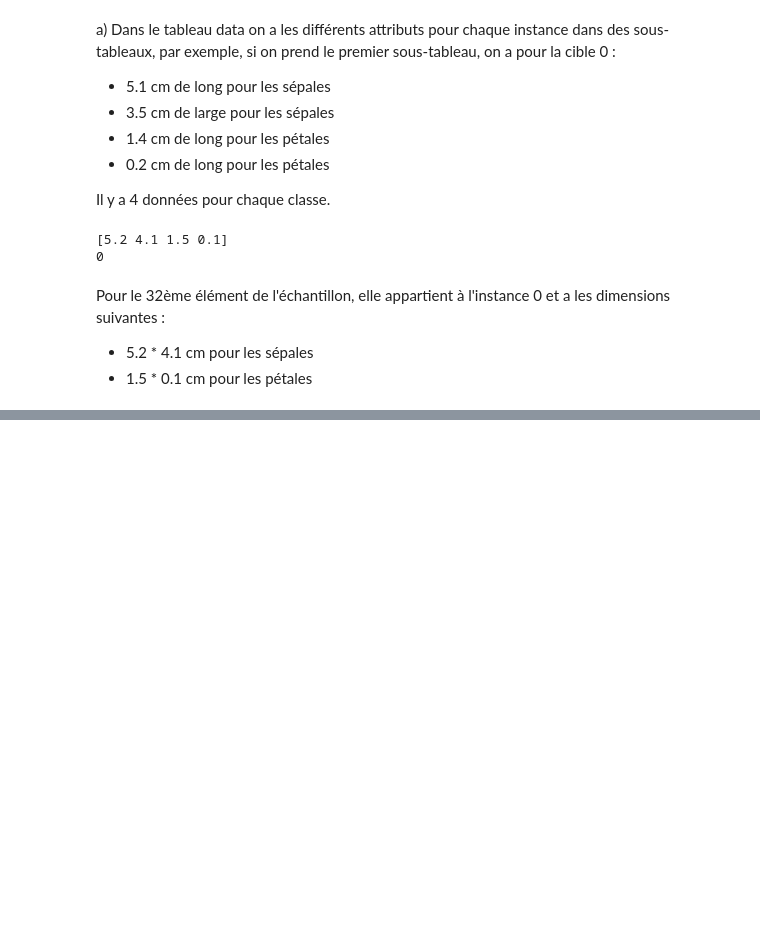
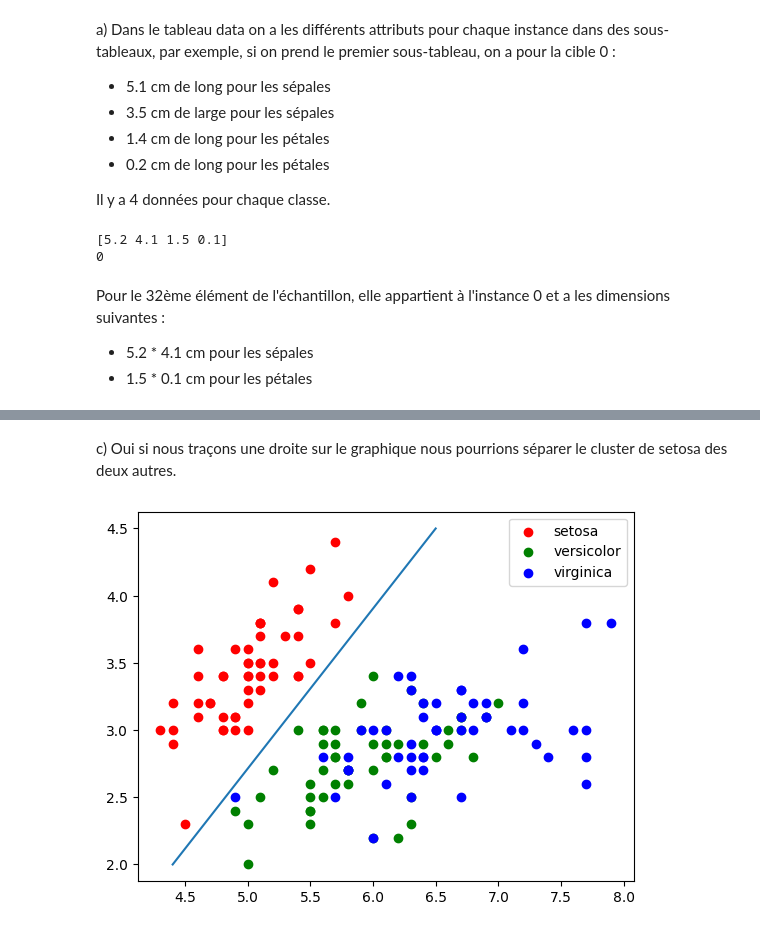
Before and after one commit to D-Rayven/word_embedding, a Jupyter notebook: tp_note.ipynb, the cells around one changed output, grey strips where cells are left out. Saved outputs shown, nothing was run; the diff lists cells and outputs as text; code cells hidden in the pictures; blank space fills up the shorter version.

```diff
--- a/tp_note.ipynb
+++ b/tp_note.ipynb
@@ -292,0 +365,19 @@ plot_2D(irisData.data, irisData.target, irisData.target_names)
+# %% [markdown]
+c) Oui si nous traçons une droite sur le graphique nous pourrions séparer le cluster de setosa des deux autres.
+# %%
+import matplotlib
+import pylab as pl
+from itertools import cycle
+def plot_2D(data, target, target_names):
+    colors = cycle("rgbcmykw") # cycle de couleurs
+    target_ids = range(len(target_names))
+    pl.figure()
+    for i, c, label in zip(target_ids, colors, target_names):
+        pl.scatter(data[target == i, 0], data[target == i, 1], c=c, label=label)
+    pl.plot([4.4,6.5],[2,4.5])
+    pl.legend()
+    pl.show()
+
+plot_2D(irisData.data, irisData.target, irisData.target_names)
+# %% [output]
+[figure, added]
```
Also changed, not shown: parts of 9 cells of this notebook, 1 other file.
